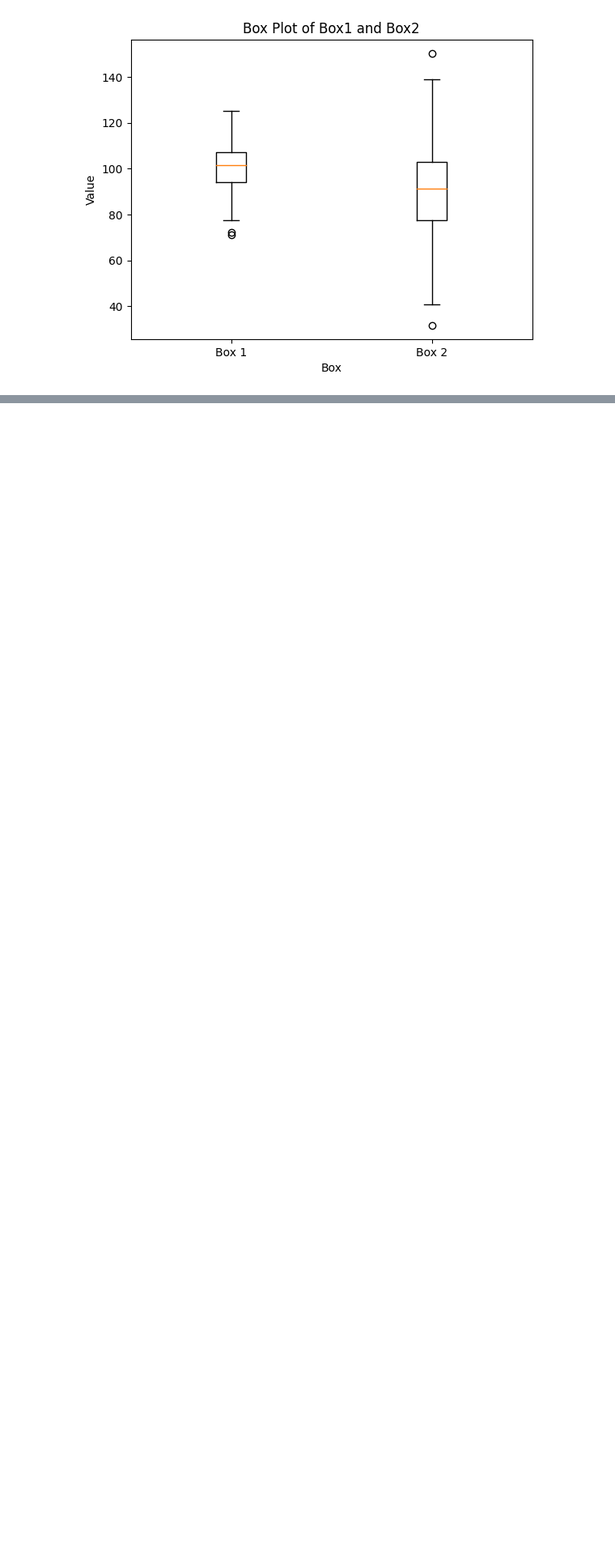
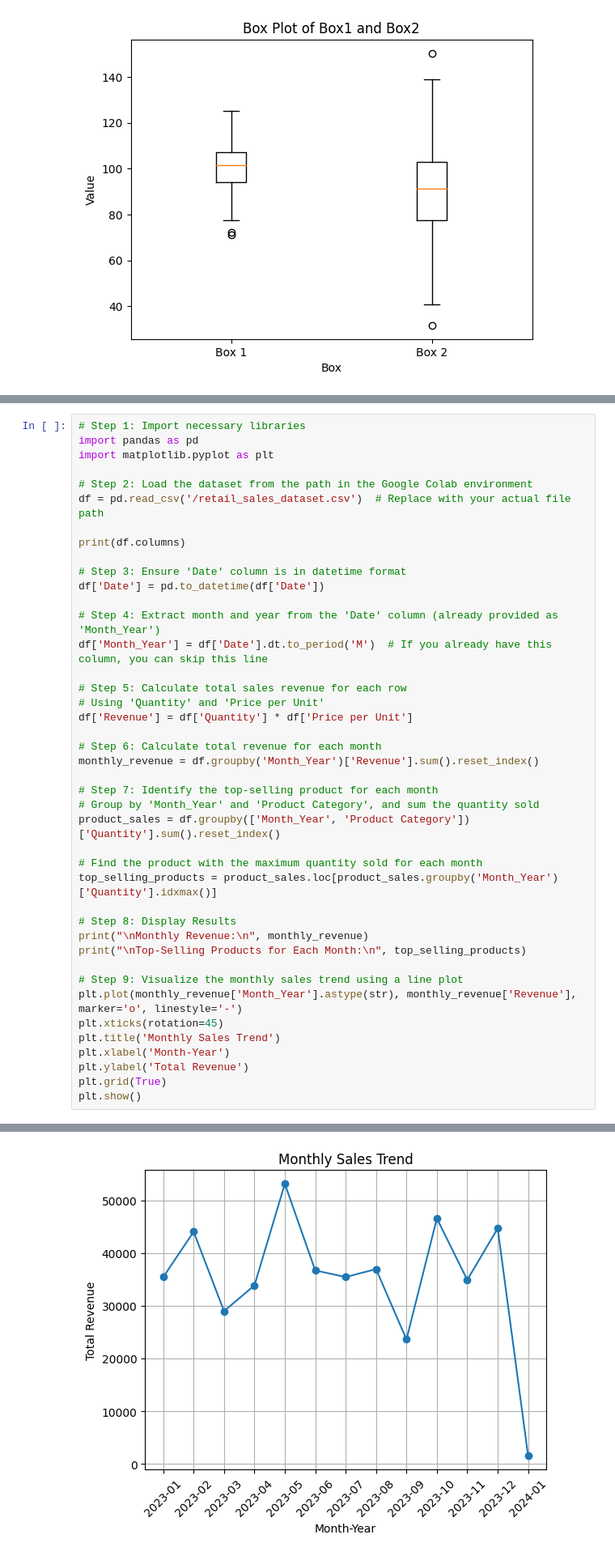
Before and after one commit to Vanshika-goyal1/AI-Lab, a Jupyter notebook: Ass2.ipynb, the cells around one changed output, grey strips where cells are left out. Shown: that part at 81% size. Drawn from its saved outputs; the diff is of its cells as text; blank space fills up the shorter version.

```diff
--- a/Ass2.ipynb
+++ b/Ass2.ipynb
@@ -341,0 +384,43 @@ plt.show()
+# %%
+# Step 1: Import necessary libraries
+import pandas as pd
+import matplotlib.pyplot as plt
+
+# Step 2: Load the dataset from the path in the Google Colab environment
+df = pd.read_csv('/retail_sales_dataset.csv')  # Replace with your actual file path
+
+print(df.columns)
+
+# Step 3: Ensure 'Date' column is in datetime format
+df['Date'] = pd.to_datetime(df['Date'])
+
+# Step 4: Extract month and year from the 'Date' column (already provided as 'Month_Year')
+df['Month_Year'] = df['Date'].dt.to_period('M')  # If you already have this column, you can skip this line
+
+# Step 5: Calculate total sales revenue for each row
+# Using 'Quantity' and 'Price per Unit'
+df['Revenue'] = df['Quantity'] * df['Price per Unit']
+
+# Step 6: Calculate total revenue for each month
+monthly_revenue = df.groupby('Month_Year')['Revenue'].sum().reset_index()
+
+# Step 7: Identify the top-selling product for each month
+# Group by 'Month_Year' and 'Product Category', and sum the quantity sold
+product_sales = df.groupby(['Month_Year', 'Product Category'])['Quantity'].sum().reset_index()
+
+# Find the product with the maximum quantity sold for each month
+top_selling_products = product_sales.loc[product_sales.groupby('Month_Year')['Quantity'].idxmax()]
+
+# Step 8: Display Results
+print("\nMonthly Revenue:\n", monthly_revenue)
+print("\nTop-Selling Products for Each Month:\n", top_selling_products)
+
+# Step 9: Visualize the monthly sales trend using a line plot
+plt.plot(monthly_revenue['Month_Year'].astype(str), monthly_revenue['Revenue'], marker='o', linestyle='-')
+plt.xticks(rotation=45)
+plt.title('Monthly Sales Trend')
+plt.xlabel('Month-Year')
+plt.ylabel('Total Revenue')
+plt.grid(True)
+plt.show()
+# %% [output]
@@ -341,0 +444 @@ plt.show()
+[figure, added]
```
Also changed, not shown: parts of 5 cells of this notebook.
